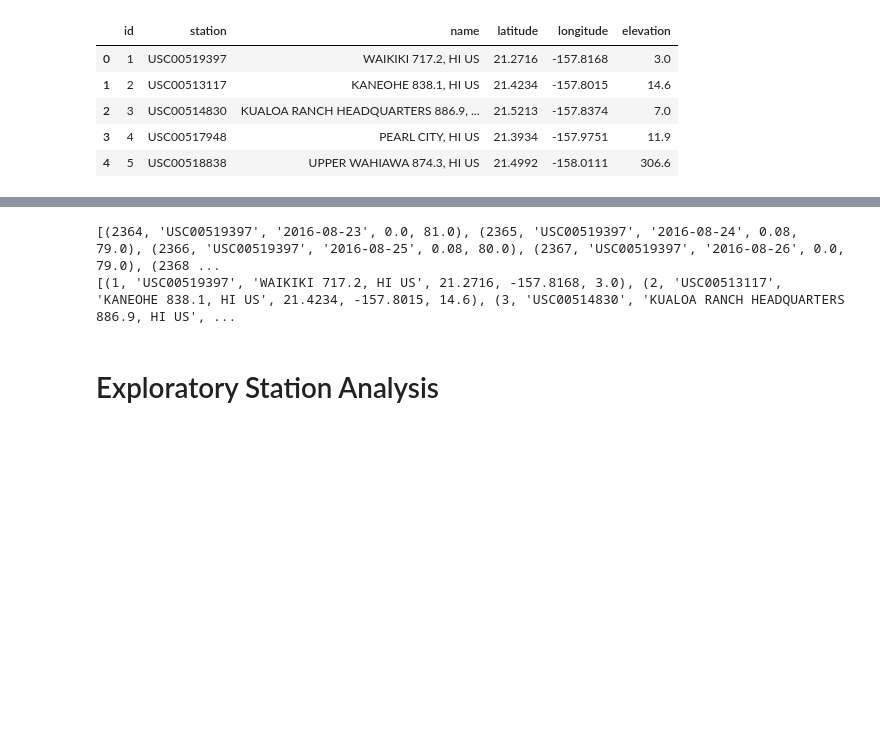
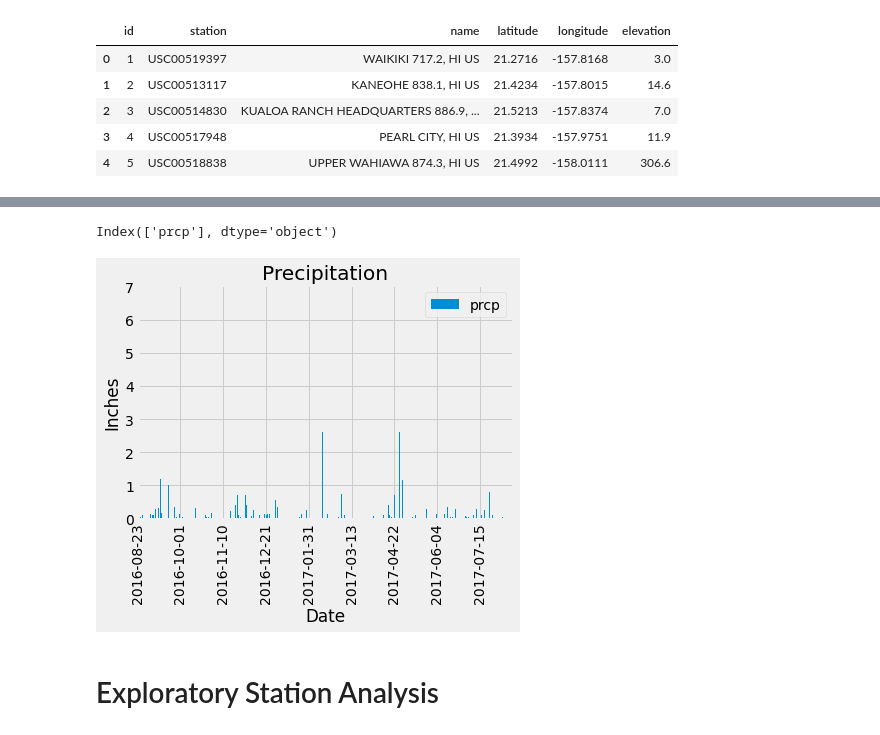
Before and after one commit to navistar792/sqlalchemy-challenge, a Jupyter notebook: climate_starter.ipynb, the cells around one changed output, grey strips where cells are left out. Saved outputs shown, nothing was run; the diff lists cells and outputs as text; code cells hidden in the pictures; blank space fills up the shorter version.

```diff
--- a/climate_starter.ipynb
+++ b/climate_starter.ipynb
@@ -218,25 +213,47 @@ print(last_year_station)
+# %%
+merge_df = pd.merge(df1, df2, on='station', how='left')
+plot_df = merge_df[['date','prcp']]
+plot_df = plot_df.set_index('date')
+plot_df = plot_df.sort_values('date')
+plot_df = plot_df.dropna()
+plot_df.columns
+# %% [output]
+Index(['prcp'], dtype='object')
 # %%
 # Design a query to retrieve the last 12 months of precipitation data and plot the results.
 # Starting from the most recent data point in the database.
 
 # Calculate the date one year from the last date in data set.
 
 
 # Perform a query to retrieve the data and precipitation scores
 
 
 
 
 # Save the query results as a Pandas DataFrame and set the index to the date column
-    # Load the results into a pandas dataframe. Set the index to the `emoji_id`
 
 # Sort the dataframe by date
 
+# Use Pandas Plotting with Matplotlib to plot the data
+import matplotlib.ticker as ticker
+# Generate a bar plot showing the total number of timepoints for all mice tested for each drug regimen using Pandas.
+tick_spacing = 230
+ax = plot_df.plot(kind='bar')
+ax.xaxis.set_major_locator(ticker.MultipleLocator(tick_spacing))
+plt.title('Precipitation')
+plt.ylabel('Inches')
+plt.xlabel('Date')
 
-# Use Pandas Plotting with Matplotlib to plot the data
+# xticks = ax.xaxis.get_major_ticks()
+# for i,tick in enumerate(xticks):
+#     if i%5 != 0:
+#         tick.label1.set_visible(False)
+
+
+plt.show()
 # %% [output]
-[(2364, 'USC00519397', '2016-08-23', 0.0, 81.0), (2365, 'USC00519397', '2016-08-24', 0.08, 79.0), (2366, 'USC00519397', '2016-08-25', 0.08, 80.0), (2367, 'USC00519397', '2016-08-26', 0.0, 79.0), (2368 ...
-[(1, 'USC00519397', 'WAIKIKI 717.2, HI US', 21.2716, -157.8168, 3.0), (2, 'USC00513117', 'KANEOHE 838.1, HI US', 21.4234, -157.8015, 14.6), (3, 'USC00514830', 'KUALOA RANCH HEADQUARTERS 886.9, HI US', ...
+[figure, added]
 # %%
 # Use Pandas to calcualte the summary statistics for the precipitation data
 # %% [markdown]
```
Also changed, not shown: parts of 3 cells of this notebook.
